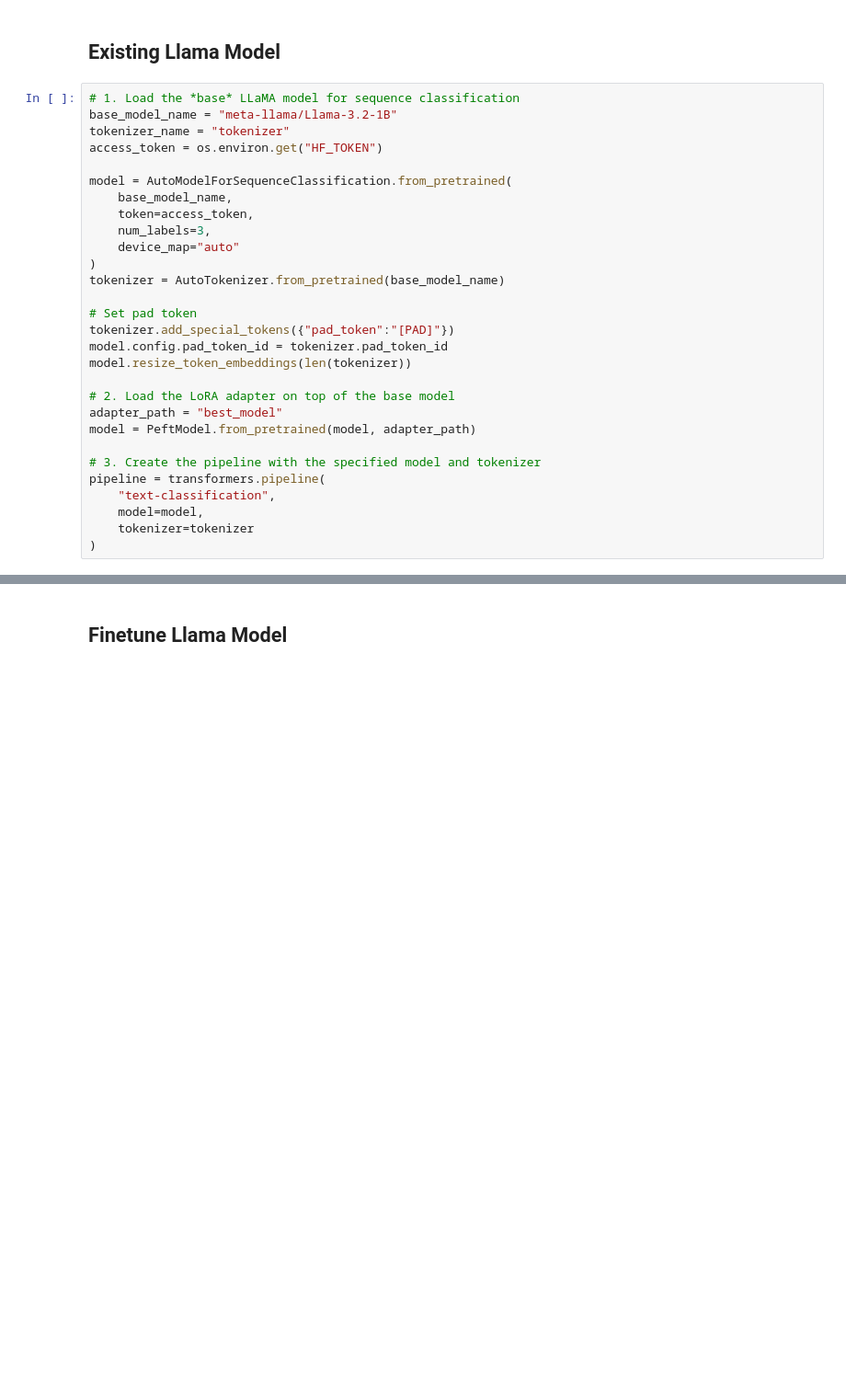
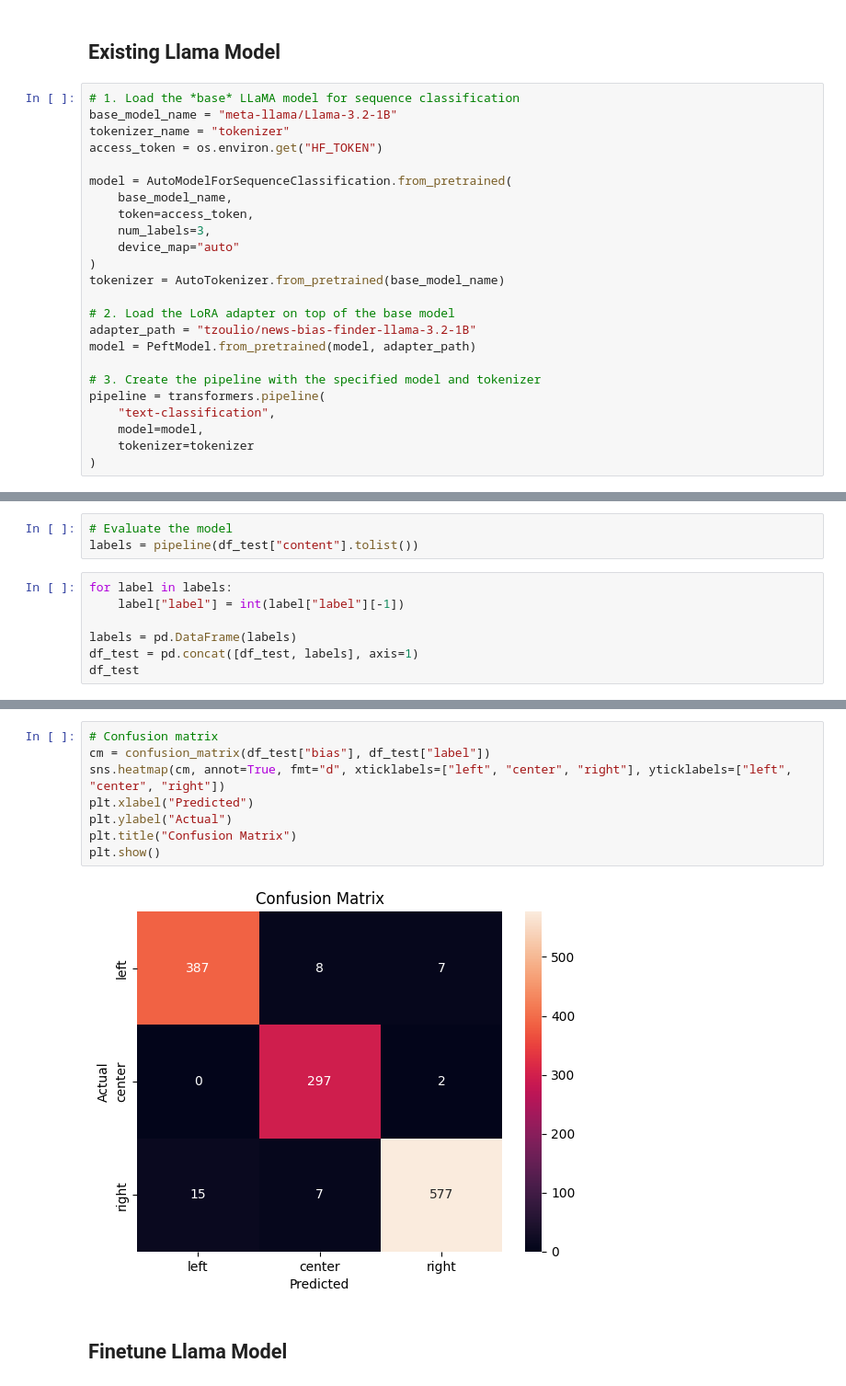
Before and after one commit to UChicago-ML-DL/30100-final, a Jupyter notebook: llama/llama.ipynb, the cells around one changed output, grey strips where cells are left out. Shown at 92% size. Saved outputs shown, nothing was run; the diff lists cells and outputs as text; blank space fills up the shorter version.

```diff
--- a/llama/llama.ipynb
+++ b/llama/llama.ipynb
@@ -92,13 +206,8 @@ model = AutoModelForSequenceClassification.from_pretrained(
 )
 tokenizer = AutoTokenizer.from_pretrained(base_model_name)
 
-# Set pad token
-tokenizer.add_special_tokens({"pad_token":"[PAD]"})
-model.config.pad_token_id = tokenizer.pad_token_id
-model.resize_token_embeddings(len(tokenizer))
-
 # 2. Load the LoRA adapter on top of the base model
-adapter_path = "best_model"
+adapter_path = "tzoulio/news-bias-finder-llama-3.2-1B"
 model = PeftModel.from_pretrained(model, adapter_path)
 
 # 3. Create the pipeline with the specified model and tokenizer
@@ -144,0 +230,10 @@ pipeline(text)
+# %%
+# Evaluate the model
+labels = pipeline(df_test["content"].tolist())
+# %%
+for label in labels:
+    label["label"] = int(label["label"][-1])
+
+labels = pd.DataFrame(labels)
+df_test = pd.concat([df_test, labels], axis=1)
+df_test
@@ -145,3 +273,13 @@ pipeline(text)
+# %%
+# Confusion matrix
+cm = confusion_matrix(df_test["bias"], df_test["label"])
+sns.heatmap(cm, annot=True, fmt="d", xticklabels=["left", "center", "right"], yticklabels=["left", "center", "right"])
+plt.xlabel("Predicted")
+plt.ylabel("Actual")
+plt.title("Confusion Matrix")
+plt.show()
+# %% [output]
+[figure, added]
 # %% [markdown]
 ## Finetune Llama Model
 # %%
```
Also changed, not shown: parts of 29 cells of this notebook, 1 other file.
